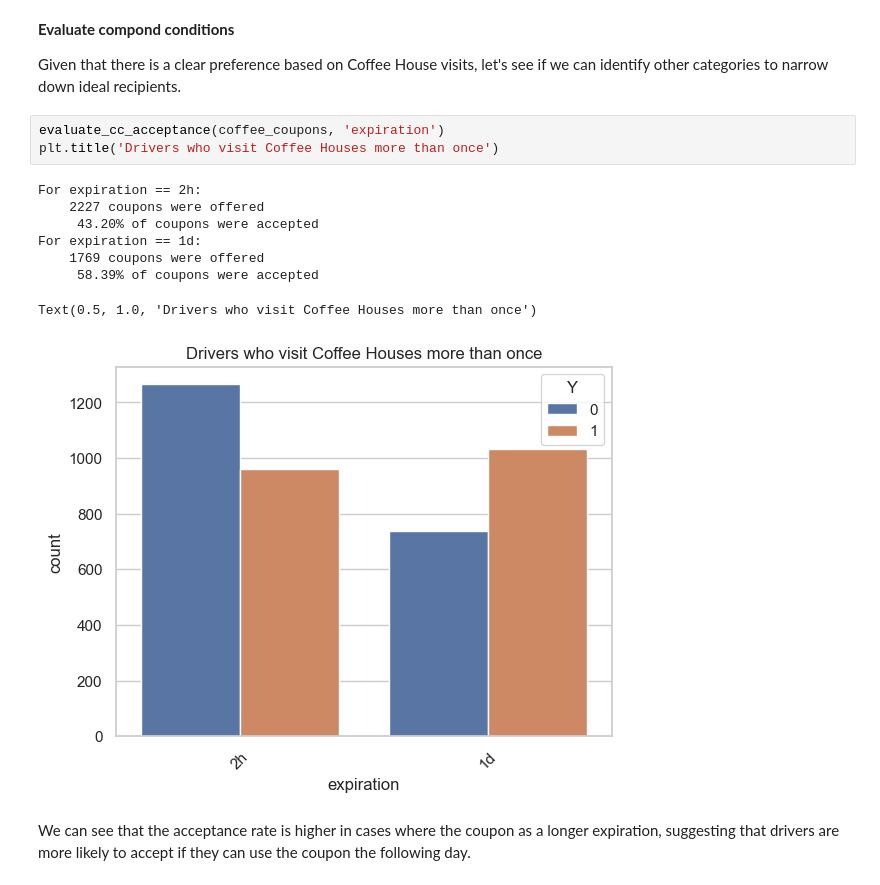
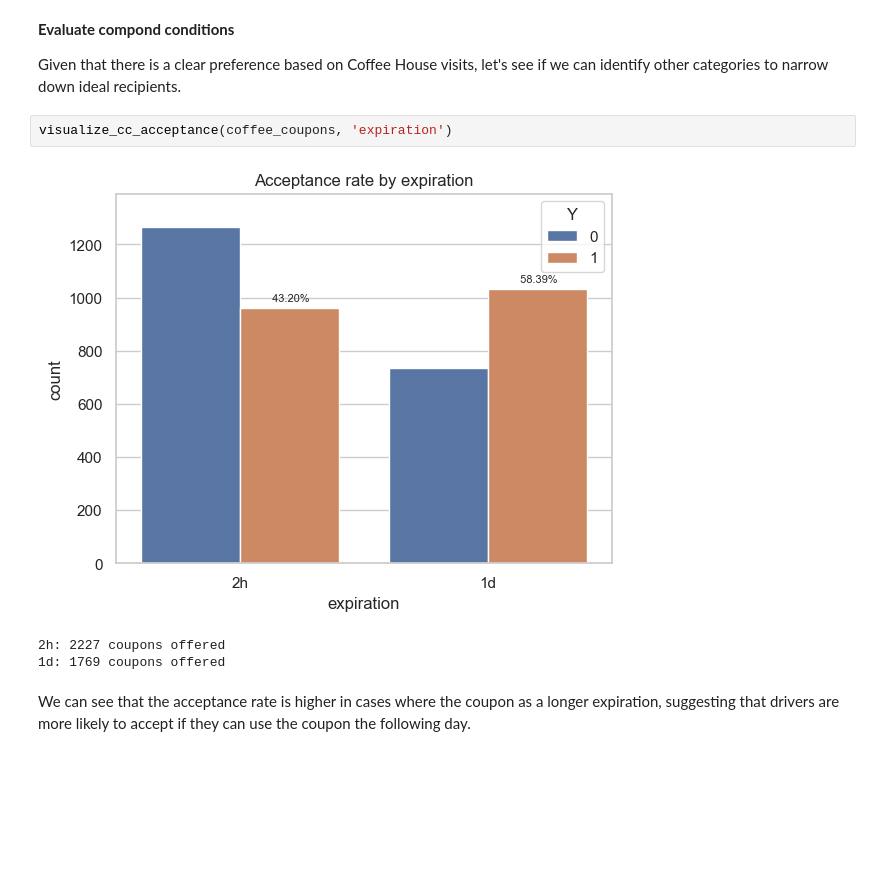
Before and after one commit to siraj-ahmed-cal/practical-application-1, a Jupyter notebook: prompt.ipynb, the cells around one changed output. Drawn from its saved outputs; the diff is of its cells as text; blank space fills up the shorter version.

```diff
--- a/prompt.ipynb
+++ b/prompt.ipynb
@@ -501,17 +473,11 @@ We can clearly see that drivers that frequented Coffee Houses 1 or more times ac
 **Evaluate compond conditions**
 
 Given that there is a clear preference based on Coffee House visits, let's see if we can identify other categories to narrow down ideal recipients.
-# %%
-evaluate_cc_acceptance(coffee_coupons, 'expiration')
-plt.title('Drivers who visit Coffee Houses more than once')
-# %% [output]
-For expiration == 2h:
-    2227 coupons were offered
-     43.20% of coupons were accepted
-For expiration == 1d:
-    1769 coupons were offered
-     58.39% of coupons were accepted
-Text(0.5, 1.0, 'Drivers who visit Coffee Houses more than once')
-[figure, removed]
+# %%
+visualize_cc_acceptance(coffee_coupons, 'expiration')
+# %% [output]
+[figure, added]
+2h: 2227 coupons offered
+1d: 1769 coupons offered
 # %% [markdown]
 We can see that the acceptance rate is higher in cases where the coupon as a longer expiration, suggesting that drivers are more likely to accept if they can use the coupon the following day.
```
Also changed, not shown: parts of 11 cells of this notebook, 5 other files.
